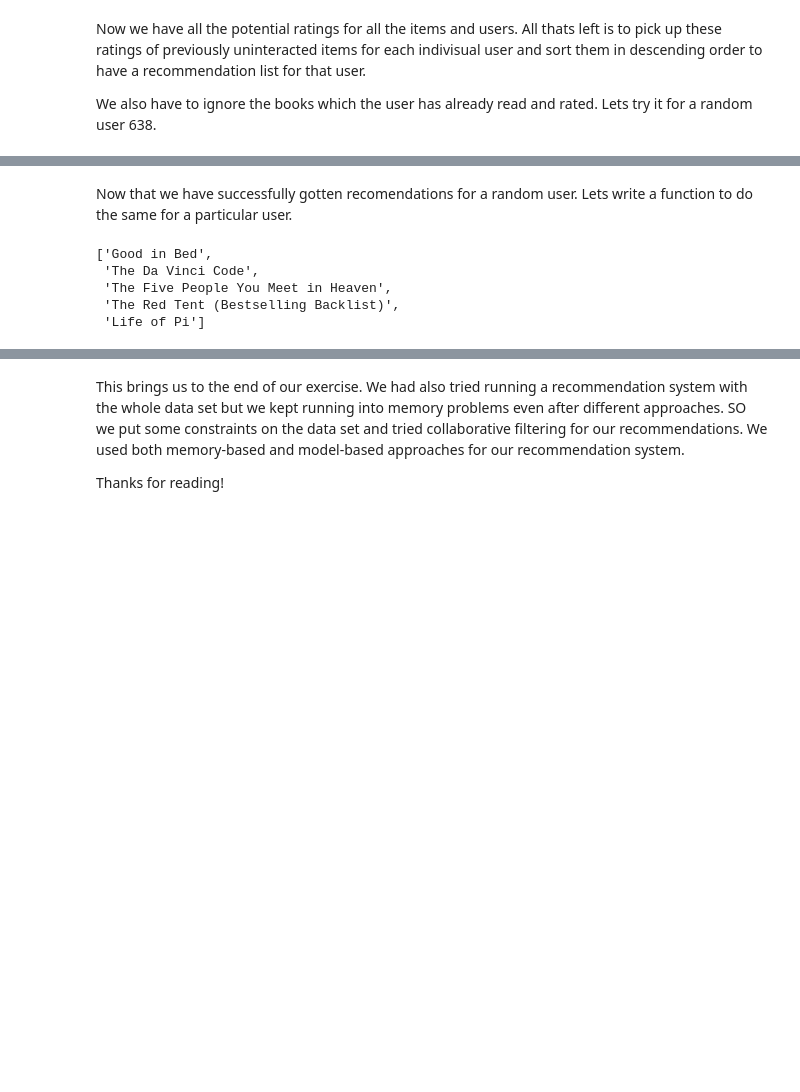
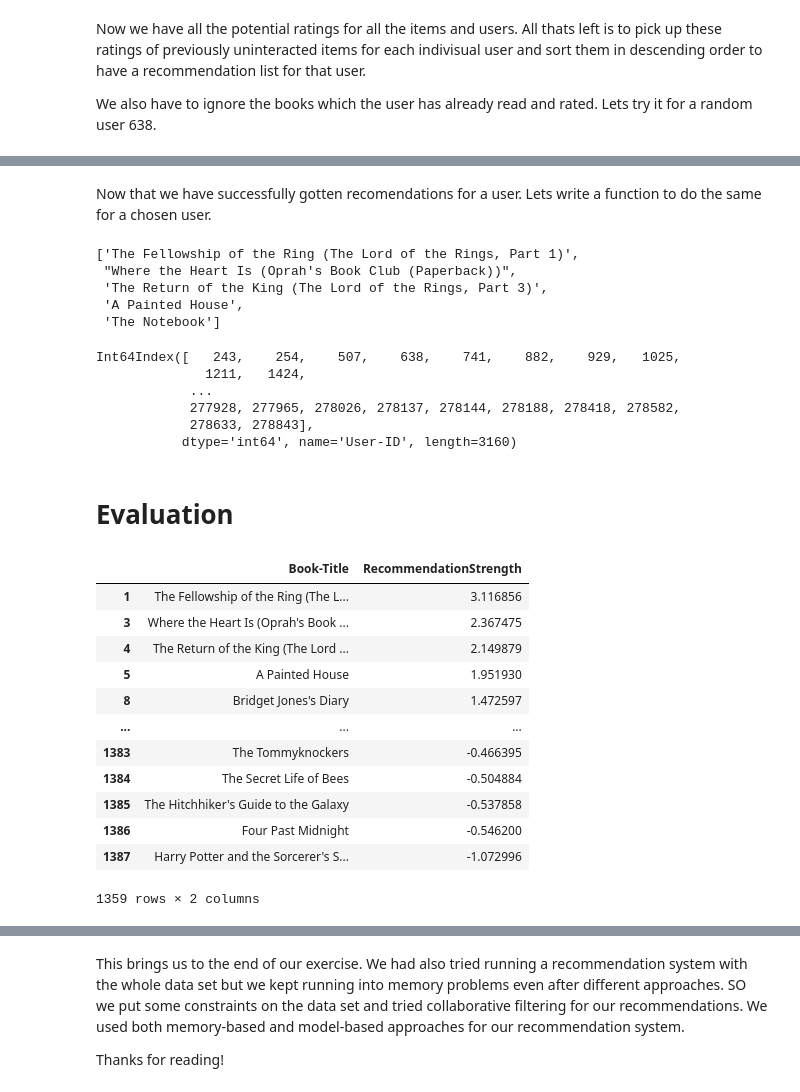
Before and after one commit to Ayushman0Singh/BookRecommendationSystem, a Jupyter notebook: BookRecommendation.ipynb, the cells around one changed output, grey strips where cells are left out. Saved outputs shown, nothing was run; the diff lists cells and outputs as text; code cells hidden in the pictures; blank space fills up the shorter version.

```diff
--- a/BookRecommendation.ipynb
+++ b/BookRecommendation.ipynb
@@ -773,3 +812,3 @@ list(recommendations.index[0:5])
 # %% [markdown]
-Now that we have successfully gotten recomendations for a random user. Lets write a function to do the same for a particular user.
+Now that we have successfully gotten recomendations for a user. Lets write a function to do the same for a chosen user.
 # %%
@@ -784,8 +822,71 @@ def recommend_book(user_id):
 # %%
-recommend_book(507)
+recommend_book(638)
 # %% [output]
-['Good in Bed',
- 'The Da Vinci Code',
- 'The Five People You Meet in Heaven',
- 'The Red Tent (Bestselling Backlist)',
- 'Life of Pi']
+['The Fellowship of the Ring (The Lord of the Rings, Part 1)',
+ "Where the Heart Is (Oprah's Book Club (Paperback))",
+ 'The Return of the King (The Lord of the Rings, Part 3)',
+ 'A Painted House',
+ 'The Notebook']
+# %%
+prediction_df.columns
+# %% [output]
+Int64Index([   243,    254,    507,    638,    741,    882,    929,   1025,
+              1211,   1424,
+            ...
+            277928, 277965, 278026, 278137, 278144, 278188, 278418, 278582,
+            278633, 278843],
+           dtype='int64', name='User-ID', length=3160)
+# %% [markdown]
+# Evaluation
+# %%
+#settinng User-Id as index in all our interactions data frame (full,train,test)
+full_df_indexed = rating_popular_book.set_index('User-ID')
+interactions_train_indexed_df = interactions_train_df.set_index('User-ID')
+interactions_test_indexed_df = interactions_test_df.set_index('User-ID')
+# %%
+# Function for getting the set of items which a user has interacted with
+def get_items_interacted(user,interactions_df):
+  interacted_items = interactions_df.loc[user]['Book-Title']  #interacted-books for the user
+  return set(interacted_items)  #converting to set
+
+# Function for getting the set of items which a user has not interacted with in training set
+def non_inter_items_train(user, seed = 42):
+  interacted_items = get_items_interacted(user, interactions_train_indexed_df)                            # taking all the interacted items from train set
+  all_items = set(interactions_train_df['Book-Title'])                                                    # all the items in train set
+  non_interacted_items = all_items - interacted_items                                                     # non-interacted items
+  random.seed(seed)                                                                                       # defining a random seed for consistency across users
+  non_interacted_items_sample = random.sample(non_interacted_items, 100)                                  # taking 100 non interacted items
+  return set(non_interacted_items_sample)                                                                 # set of the 100 non-interacted items from the train
+
+# Function to recommend the highest predicted rating content that the user hasn't seen yet
+def recommend_items(user_id, items_to_ignore=[], topn=10):
+  sorted_user_predictions = prediction_df[user_id].sort_values(ascending=False).reset_index().rename(columns = {user_id:'RecommendationStrength'})
+  recommendations_df = sorted_user_predictions[~sorted_user_predictions['Book-Title'].isin(items_to_ignore)].sort_values('RecommendationStrength', ascending = False)
+  return recommendations_df
+
+# Function to verify whether a particular item_id was present in the set of top N recommended items
+def top_n(book_name, recommended_items, topn):
+  try:
+      index = next(i for i, c in enumerate(recommended_items) if c == book_name)  #getting the item rank according to recommendation strength
+  except:
+      index = -1   #default value for index
+  hit = int(index in range(0, topn))            # hit is integer of true or false/ true when rank is in topn
+  return hit, index
+# %%
+# testing recommend items function
+ri = recommend_items(638 ,items_to_ignore=get_items_interacted(638, interactions_train_indexed_df), topn=10000000000) #keeping top n very high to get the full recommendations list
+ri
+# %% [output]
+|  | Book-Title | RecommendationStrength |
+| 1 | The Fellowship of the Ring (The L... | 3.116856 |
+| 3 | Where the Heart Is (Oprah's Book ... | 2.367475 |
+| 4 | The Return of the King (The Lord ... | 2.149879 |
+| 5 | A Painted House | 1.951930 |
+| 8 | Bridget Jones's Diary | 1.472597 |
+| ... | ... | ... |
+| 1383 | The Tommyknockers | -0.466395 |
+| 1384 | The Secret Life of Bees | -0.504884 |
+| 1385 | The Hitchhiker's Guide to the Galaxy | -0.537858 |
+| 1386 | Four Past Midnight | -0.546200 |
+| 1387 | Harry Potter and the Sorcerer's S... | -1.072996 |
+1359 rows × 2 columns
```
Also changed, not shown: parts of 36 cells of this notebook.
